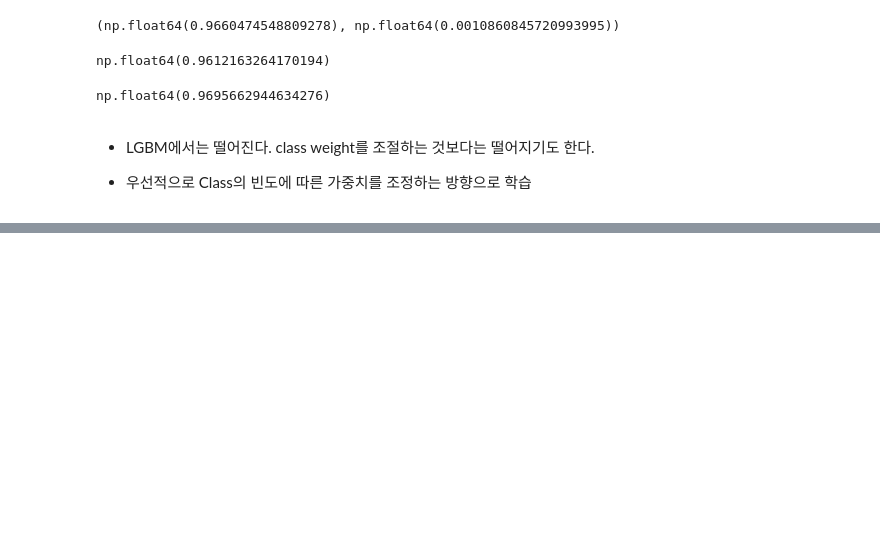
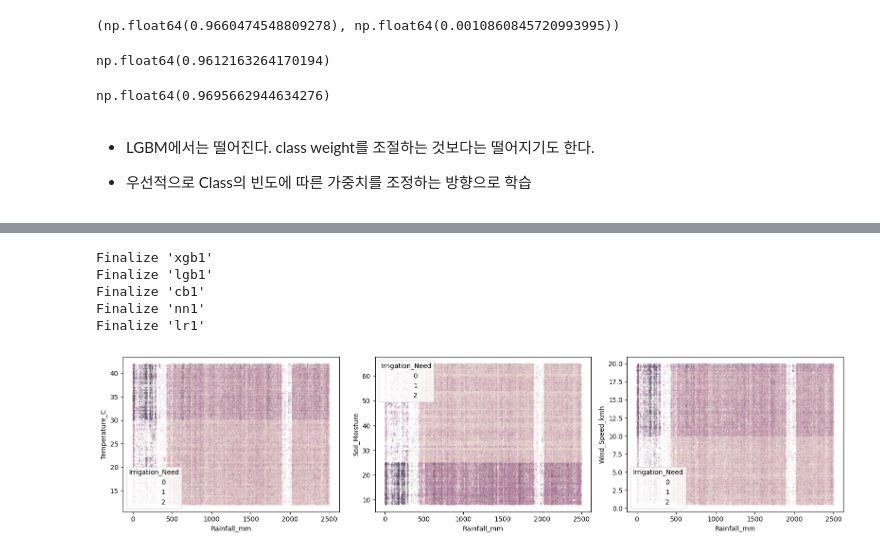
Before and after one commit to sunkusun9/ml-labs, a Jupyter notebook: examples/kaggle_s6e4/2.exploration.ipynb, the cells around one changed output, grey strips where cells are left out. Saved outputs shown, nothing was run; the diff lists cells and outputs as text; code cells hidden in the pictures; blank space fills up the shorter version.

```diff
--- a/examples/kaggle_s6e4/2.exploration.ipynb
+++ b/examples/kaggle_s6e4/2.exploration.ipynb
@@ -545,0 +548,6 @@ np.float64(0.9695662944634276)
+# %%
+from sklearn.metrics import balanced_accuracy_score
+s_weight = df_train[y].value_counts().pipe(
+    lambda x: x.max() / x
+)
+s_weight
@@ -545,0 +814,17 @@ np.float64(0.9695662944634276)
+# %%
+e_imp.finalize(None)
+# %% [output]
+Finalize 'xgb1'
+Finalize 'lgb1'
+Finalize 'cb1'
+Finalize 'nn1'
+Finalize 'lr1'
+# %%
+_, axes = plt.subplots(1, 3, figsize = (16, 4))
+sns.scatterplot(df_train.sample(frac=0.5), x = 'Rainfall_mm', y = 'Temperature_C', hue = y, alpha = 0.1, s = 5, ax=axes[0])
+sns.scatterplot(df_train.sample(frac=0.5), x = 'Rainfall_mm', y = 'Soil_Moisture', hue = y, alpha = 0.1, s = 5, ax=axes[1])
+sns.scatterplot(df_train.sample(frac=0.5), x = 'Rainfall_mm', y = 'Wind_Speed_kmh', hue = y, alpha = 0.1, s = 5, ax=axes[2])
+plt.tight_layout()
+plt.show()
+# %% [output]
+[figure, added]
```
Also changed, not shown: parts of 29 cells of this notebook, 10 other files.
